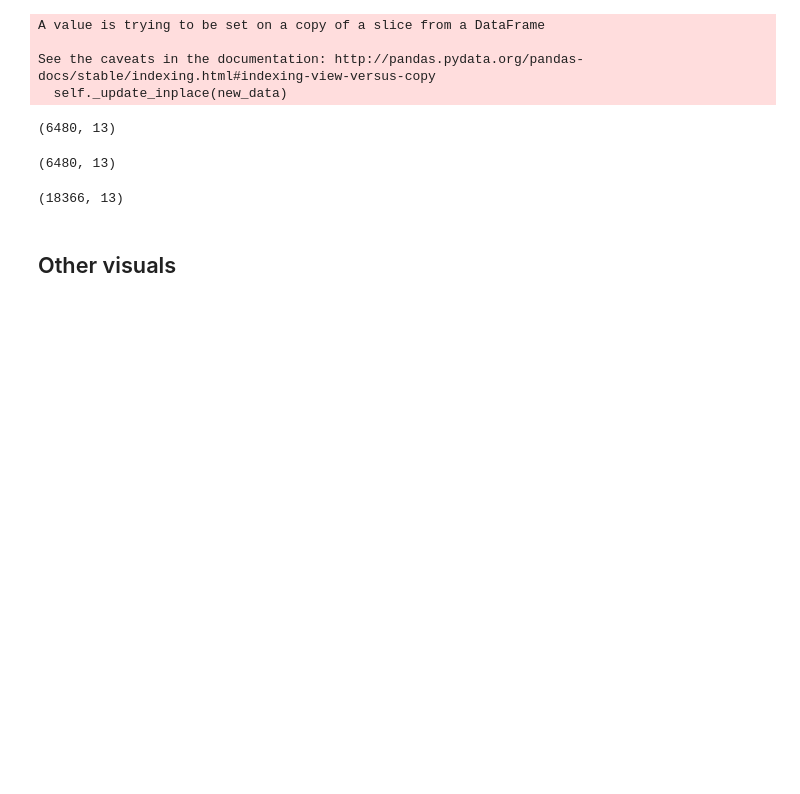
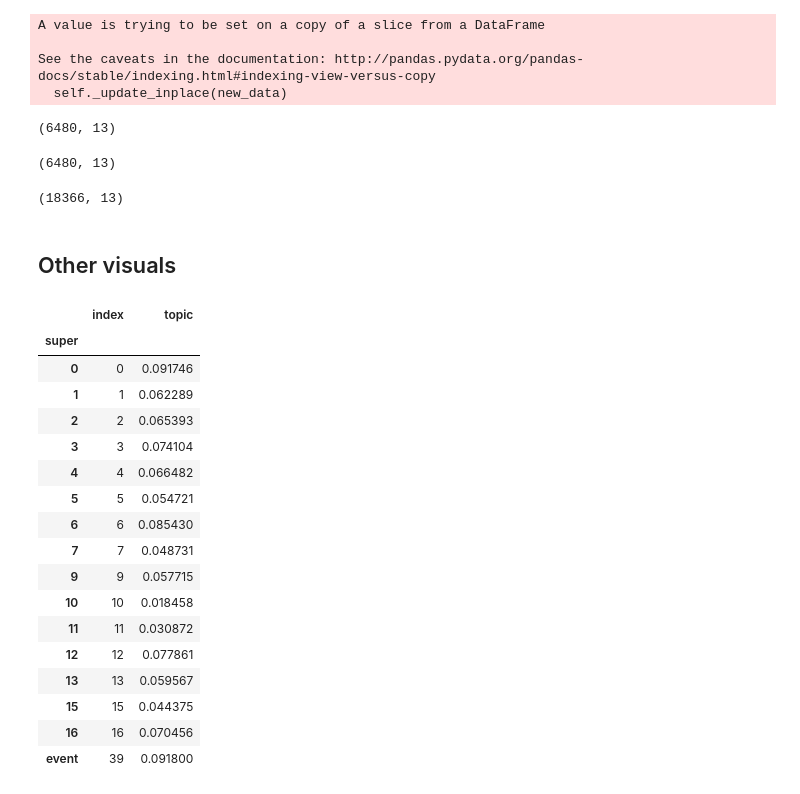
Before and after one commit to rjh336/craigslist-topics, a Jupyter notebook: notebooks/NMF.ipynb, the cells around one changed output. Saved outputs shown, nothing was run; the diff lists cells and outputs as text; code cells hidden in the pictures; blank space fills up the shorter version.

```diff
--- a/notebooks/NMF.ipynb
+++ b/notebooks/NMF.ipynb
@@ -293,6 +290,27 @@ topic_pcts.topic = topic_pcts.topic.apply(lambda x: x/df.shape[0])
 topic_pcts['super'] = np.zeros(len(topic_pcts))
 topic_pcts['super'] = topic_pcts['index'].apply(lambda x:"svcs" if x in [1,2,5,7,10,11,15] else "musicians")
 topic_pcts['super'] = topic_pcts['index'].apply(lambda x:"event" if x in [8,17,14] else x)
+# %%
+topic_pcts.groupby(['super']).sum()
+# %% [output]
+|  | index | topic |
+| super |  |  |
+| 0 | 0 | 0.091746 |
+| 1 | 1 | 0.062289 |
+| 2 | 2 | 0.065393 |
+| 3 | 3 | 0.074104 |
+| 4 | 4 | 0.066482 |
+| 5 | 5 | 0.054721 |
+| 6 | 6 | 0.085430 |
+| 7 | 7 | 0.048731 |
+| 9 | 9 | 0.057715 |
+| 10 | 10 | 0.018458 |
+| 11 | 11 | 0.030872 |
+| 12 | 12 | 0.077861 |
+| 13 | 13 | 0.059567 |
+| 15 | 15 | 0.044375 |
+| 16 | 16 | 0.070456 |
+| event | 39 | 0.091800 |
 # %%
 topic_bar = df.topic.value_counts().reset_index().rename(columns={'index':'Topic', 'topic':'Number of Posts'}).sort_values('Number of Posts', ascending=False)
 # %%
```
Also changed, not shown: parts of 18 cells of this notebook, 8 other files.
